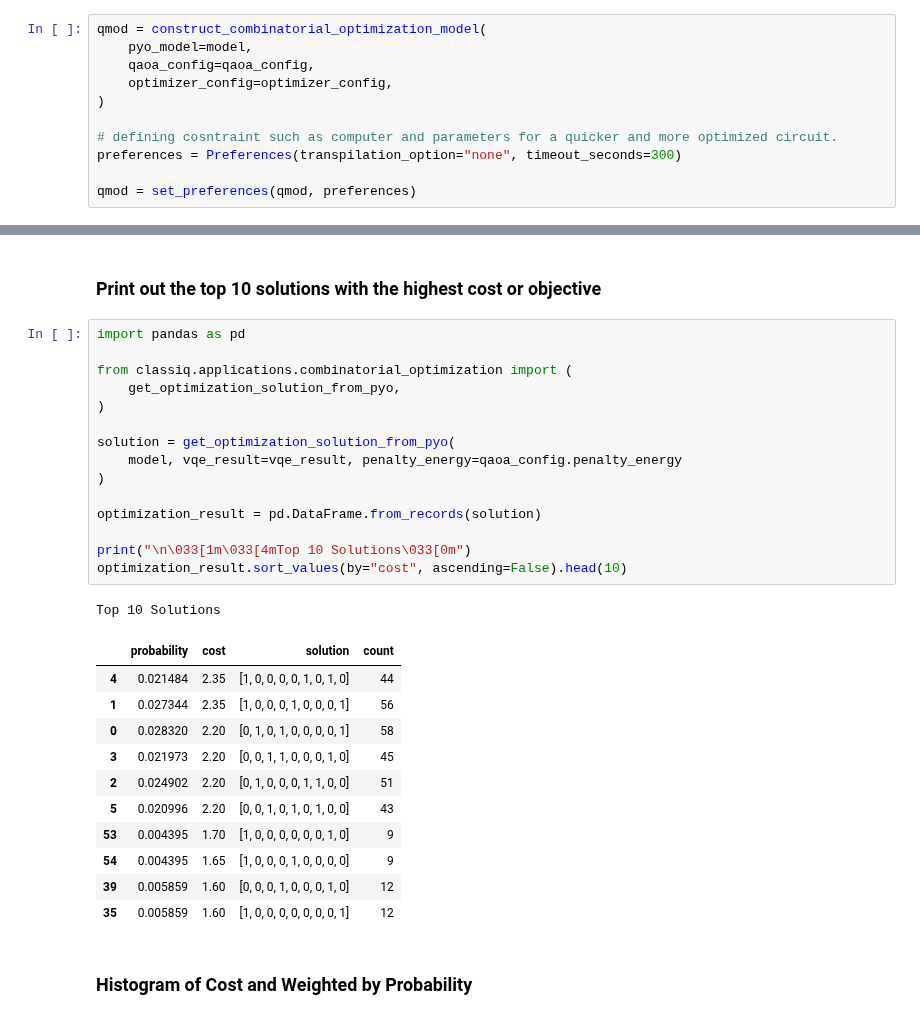
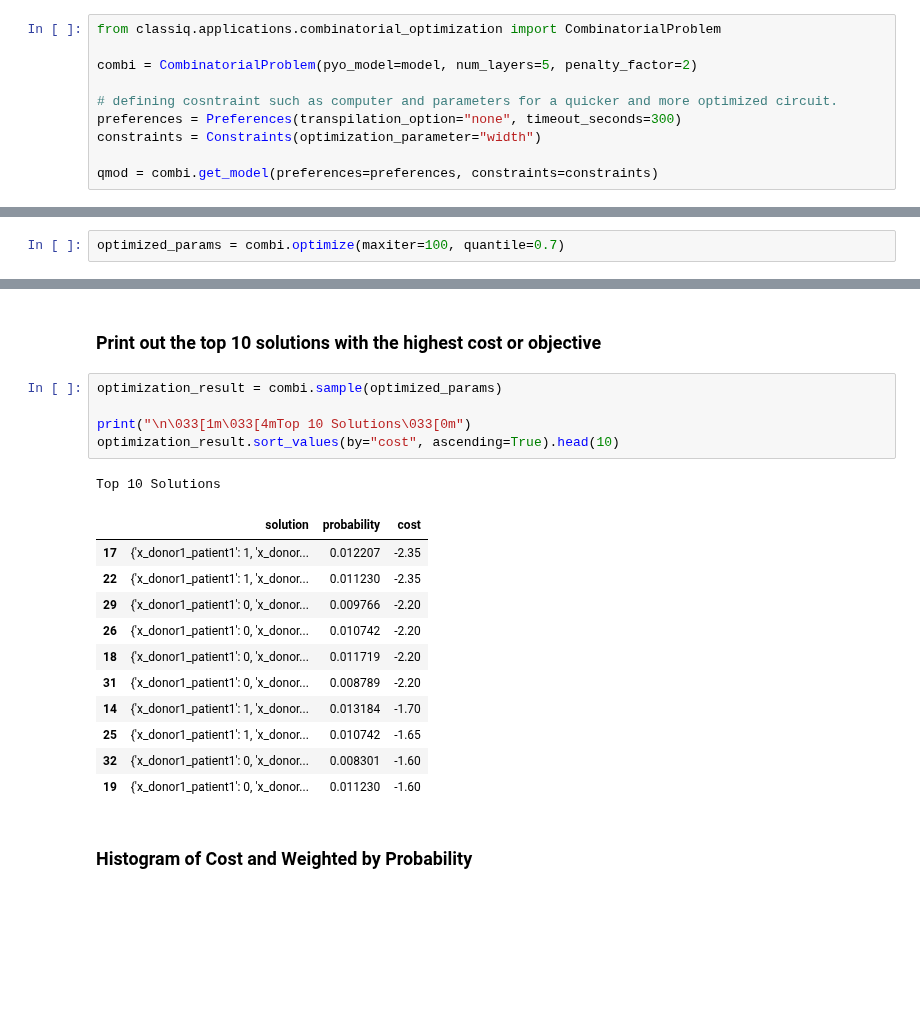
Before and after one commit to Classiq/classiq-library, a Jupyter notebook: applications/optimization/kidney_exchange/kidney_exchange_problem.ipynb, the cells around one changed output, grey strips where cells are left out. Saved outputs shown, nothing was run; the diff lists cells and outputs as text; blank space fills up the shorter version.

```diff
--- a/applications/optimization/kidney_exchange/kidney_exchange_problem.ipynb
+++ b/applications/optimization/kidney_exchange/kidney_exchange_problem.ipynb
@@ -139,11 +114,10 @@ optimizer_config = OptimizerConfig(
 # %%
-qmod = construct_combinatorial_optimization_model(
-    pyo_model=model,
-    qaoa_config=qaoa_config,
-    optimizer_config=optimizer_config,
-)
+from classiq.applications.combinatorial_optimization import CombinatorialProblem
+
+combi = CombinatorialProblem(pyo_model=model, num_layers=5, penalty_factor=2)
 
 # defining cosntraint such as computer and parameters for a quicker and more optimized circuit.
 preferences = Preferences(transpilation_option="none", timeout_seconds=300)
+constraints = Constraints(optimization_parameter="width")
 
-qmod = set_preferences(qmod, preferences)
+qmod = combi.get_model(preferences=preferences, constraints=constraints)
@@ -168,3 +144,5 @@ res = execute(qprog).result()
+# %%
+optimized_params = combi.optimize(maxiter=100, quantile=0.7)
 # %% [markdown]
 View the convergence graph
 <i>Important to remember that this is a maximization problem when looking at the graph</i>
@@ -183,33 +164,23 @@ vqe_result.convergence_graph
 # %% [markdown]
 ### Print out the top 10 solutions with the highest cost or objective
 # %%
-import pandas as pd
-
-from classiq.applications.combinatorial_optimization import (
-    get_optimization_solution_from_pyo,
-)
-
-solution = get_optimization_solution_from_pyo(
-    model, vqe_result=vqe_result, penalty_energy=qaoa_config.penalty_energy
-)
-
-optimization_result = pd.DataFrame.from_records(solution)
+optimization_result = combi.sample(optimized_params)
 
 print("\n\033[1m\033[4mTop 10 Solutions\033[0m")
-optimization_result.sort_values(by="cost", ascending=False).head(10)
+optimization_result.sort_values(by="cost", ascending=True).head(10)
 # %% [output]
 Top 10 Solutions
-|  | probability | cost | solution | count |
-| 4 | 0.021484 | 2.35 | [1, 0, 0, 0, 0, 1, 0, 1, 0] | 44 |
-| 1 | 0.027344 | 2.35 | [1, 0, 0, 0, 1, 0, 0, 0, 1] | 56 |
-| 0 | 0.028320 | 2.20 | [0, 1, 0, 1, 0, 0, 0, 0, 1] | 58 |
-| 3 | 0.021973 | 2.20 | [0, 0, 1, 1, 0, 0, 0, 1, 0] | 45 |
-| 2 | 0.024902 | 2.20 | [0, 1, 0, 0, 0, 1, 1, 0, 0] | 51 |
-| 5 | 0.020996 | 2.20 | [0, 0, 1, 0, 1, 0, 1, 0, 0] | 43 |
-| 53 | 0.004395 | 1.70 | [1, 0, 0, 0, 0, 0, 0, 1, 0] | 9 |
-| 54 | 0.004395 | 1.65 | [1, 0, 0, 0, 1, 0, 0, 0, 0] | 9 |
-| 39 | 0.005859 | 1.60 | [0, 0, 0, 1, 0, 0, 0, 1, 0] | 12 |
-| 35 | 0.005859 | 1.60 | [1, 0, 0, 0, 0, 0, 0, 0, 1] | 12 |
+|  | solution | probability | cost |
+| 17 | {'x_donor1_patient1': 1, 'x_donor... | 0.012207 | -2.35 |
+| 22 | {'x_donor1_patient1': 1, 'x_donor... | 0.011230 | -2.35 |
+| 29 | {'x_donor1_patient1': 0, 'x_donor... | 0.009766 | -2.20 |
+| 26 | {'x_donor1_patient1': 0, 'x_donor... | 0.010742 | -2.20 |
+| 18 | {'x_donor1_patient1': 0, 'x_donor... | 0.011719 | -2.20 |
+| 31 | {'x_donor1_patient1': 0, 'x_donor... | 0.008789 | -2.20 |
+| 14 | {'x_donor1_patient1': 1, 'x_donor... | 0.013184 | -1.70 |
+| 25 | {'x_donor1_patient1': 1, 'x_donor... | 0.010742 | -1.65 |
+| 32 | {'x_donor1_patient1': 0, 'x_donor... | 0.008301 | -1.60 |
+| 19 | {'x_donor1_patient1': 0, 'x_donor... | 0.011230 | -1.60 |
 # %% [markdown]
 ### Histogram of Cost and Weighted by Probability
 # %%
```
Also changed, not shown: parts of 16 cells of this notebook, 7 other files.
